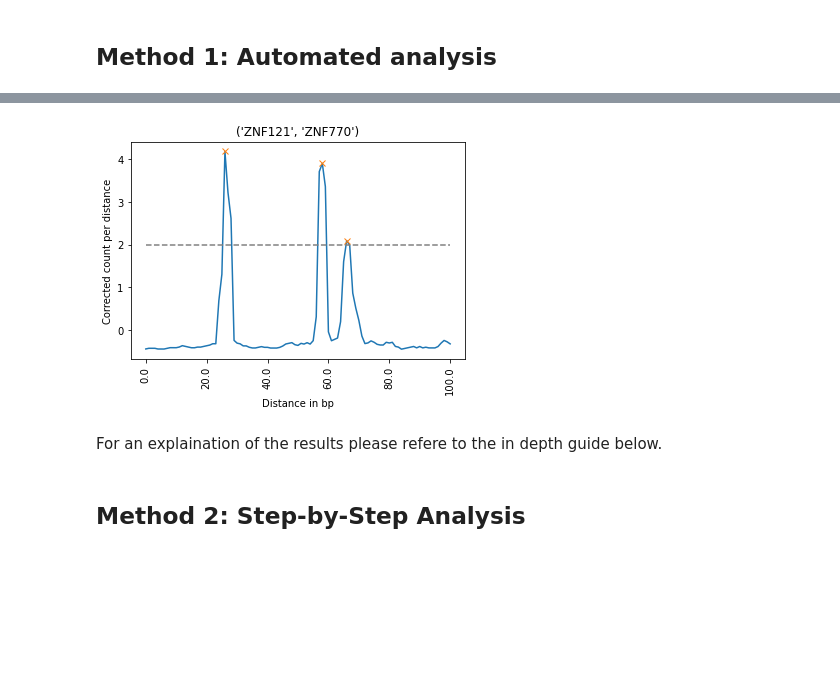
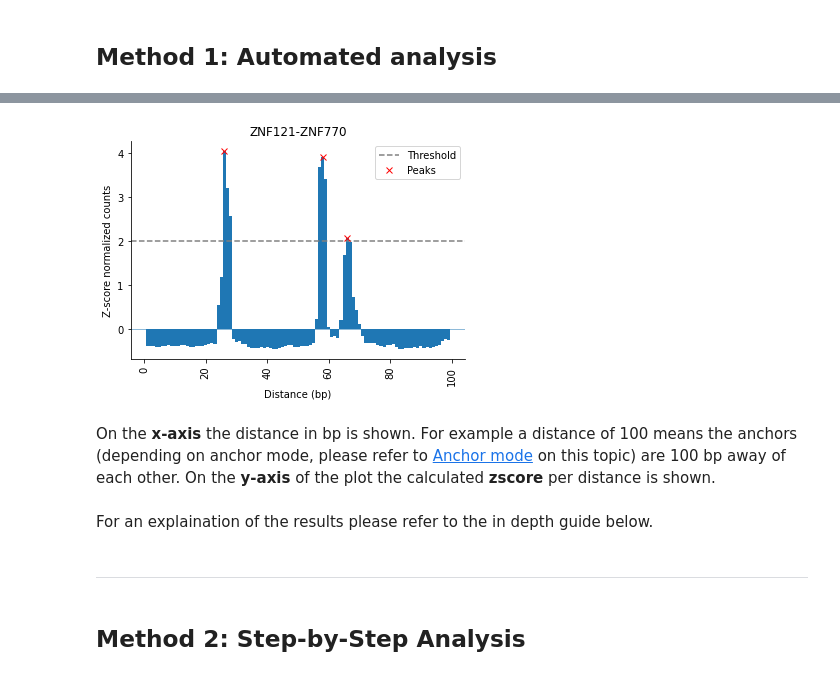
Before and after one commit to loosolab/TF-COMB, a Jupyter notebook: examples/Distance_analysis.ipynb, the cells around one changed output, grey strips where cells are left out. Cells and saved outputs as stored; diff of their text form; code cells hidden in the pictures; blank space fills up the shorter version.

Commit message:
Updated docs, examples and setup for readthedocs

```diff
--- a/examples/Distance_analysis.ipynb
+++ b/examples/Distance_analysis.ipynb
@@ -104,9 +113,13 @@ selection.distObj.peaks.loc[(selection.distObj.peaks.TF1 == "ZNF121") & (selecti
 # %%
-selection.distObj.plot(("ZNF121", "ZNF770"), method="signal")
+_ = selection.distObj.plot(("ZNF121", "ZNF770"))
 # %% [output]
-[figure, old version]
+[figure, new version]
+# %% [markdown]
+On the __x-axis__ the distance in bp is shown. For example a distance of 100 means the anchors (depending on anchor mode, please refer to [Anchor mode](#Anchor-mode) on this topic) are 100 bp away of each other. On the __y-axis__ of the plot the calculated __zscore__ per distance is shown.
 # %% [markdown]
-For an explaination of the results please refere to the in depth guide below.
+For an explaination of the results please refer to the in depth guide below.
+# %% [markdown]
+__________________
 # %% [markdown]
 <a id="sbs"></a>
 
```
Also changed, not shown: parts of 64 cells of this notebook, 20 other files.
